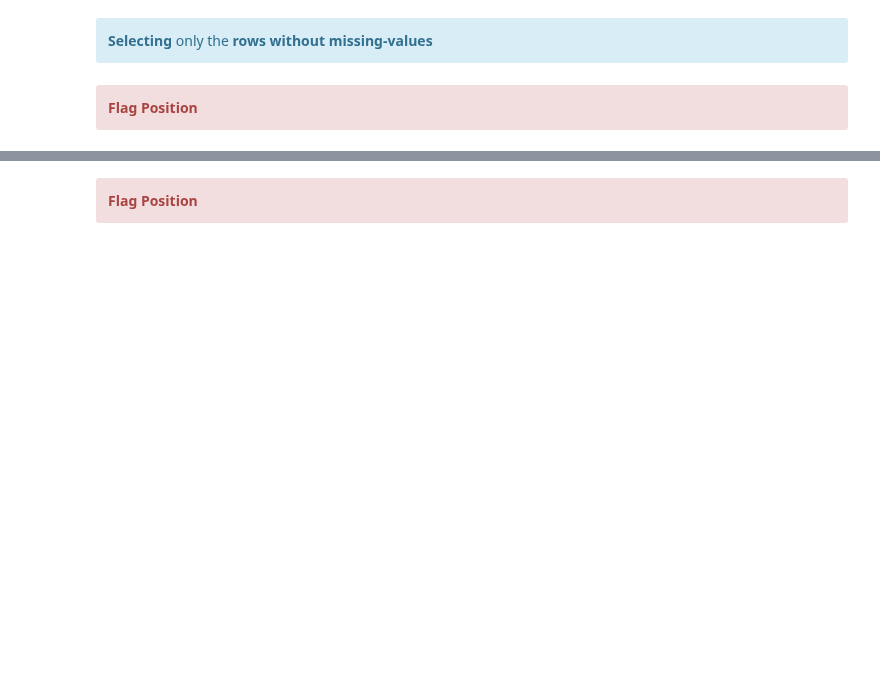
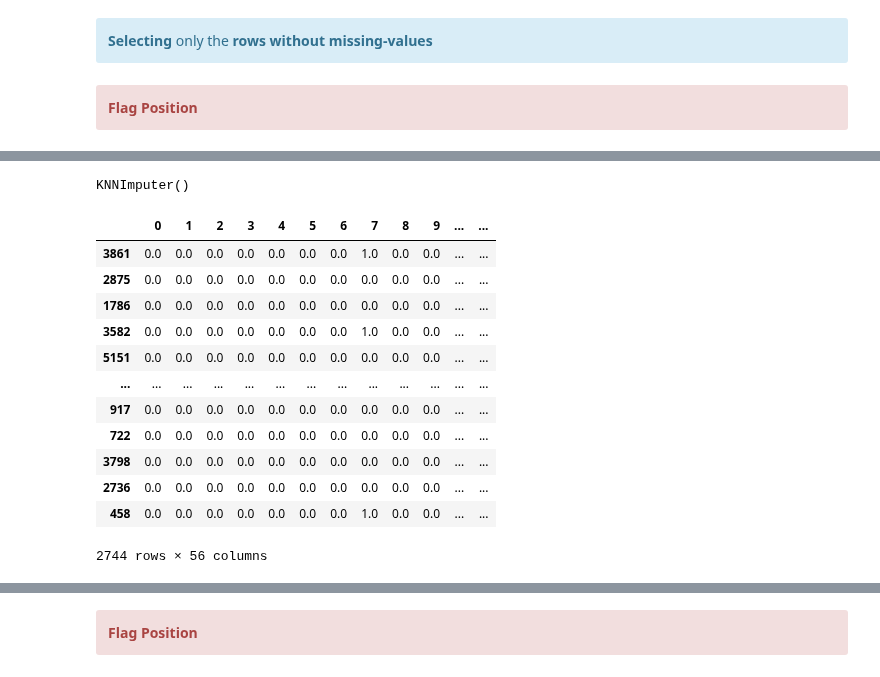
Before and after one commit to samirhinojosa/OC-P4-consumption-needs-of-buildings, a Jupyter notebook: cleaning_notebook.ipynb, the cells around one changed output, grey strips where cells are left out. Drawn from its saved outputs; the diff is of its cells as text; code cells hidden in the pictures; blank space fills up the shorter version.

```diff
--- a/cleaning_notebook.ipynb
+++ b/cleaning_notebook.ipynb
@@ -963,0 +1034,26 @@ df_subset = pd.DataFrame(df_subset[df_subset[list(set(df_subset._get_numeric_dat
+# %%
+impute.fit(X_train)
+# %% [output]
+KNNImputer()
+# %%
+temp_imputed = impute.transform(X_test)
+# %%
+df_X_test = pd.DataFrame(temp_imputed, index=X_test.index, columns=X_test.columns)
+# %%
+df_X_test = pd.DataFrame(scaler.inverse_transform(df_X_test), index=df_X_test.index, columns=df_X_test.columns)
+# %%
+df_X_test
+# %% [output]
+|  | 0 | 1 | 2 | 3 | 4 | 5 | 6 | 7 | 8 | 9 | ... | ... |
+| 3861 | 0.0 | 0.0 | 0.0 | 0.0 | 0.0 | 0.0 | 0.0 | 1.0 | 0.0 | 0.0 | ... | ... |
+| 2875 | 0.0 | 0.0 | 0.0 | 0.0 | 0.0 | 0.0 | 0.0 | 0.0 | 0.0 | 0.0 | ... | ... |
+| 1786 | 0.0 | 0.0 | 0.0 | 0.0 | 0.0 | 0.0 | 0.0 | 0.0 | 0.0 | 0.0 | ... | ... |
+| 3582 | 0.0 | 0.0 | 0.0 | 0.0 | 0.0 | 0.0 | 0.0 | 1.0 | 0.0 | 0.0 | ... | ... |
+| 5151 | 0.0 | 0.0 | 0.0 | 0.0 | 0.0 | 0.0 | 0.0 | 0.0 | 0.0 | 0.0 | ... | ... |
+| ... | ... | ... | ... | ... | ... | ... | ... | ... | ... | ... | ... | ... |
+| 917 | 0.0 | 0.0 | 0.0 | 0.0 | 0.0 | 0.0 | 0.0 | 0.0 | 0.0 | 0.0 | ... | ... |
+| 722 | 0.0 | 0.0 | 0.0 | 0.0 | 0.0 | 0.0 | 0.0 | 0.0 | 0.0 | 0.0 | ... | ... |
+| 3798 | 0.0 | 0.0 | 0.0 | 0.0 | 0.0 | 0.0 | 0.0 | 0.0 | 0.0 | 0.0 | ... | ... |
+| 2736 | 0.0 | 0.0 | 0.0 | 0.0 | 0.0 | 0.0 | 0.0 | 0.0 | 0.0 | 0.0 | ... | ... |
+| 458 | 0.0 | 0.0 | 0.0 | 0.0 | 0.0 | 0.0 | 0.0 | 1.0 | 0.0 | 0.0 | ... | ... |
+2744 rows × 56 columns
```
Also changed, not shown: parts of 37 cells of this notebook, 1 other file.
